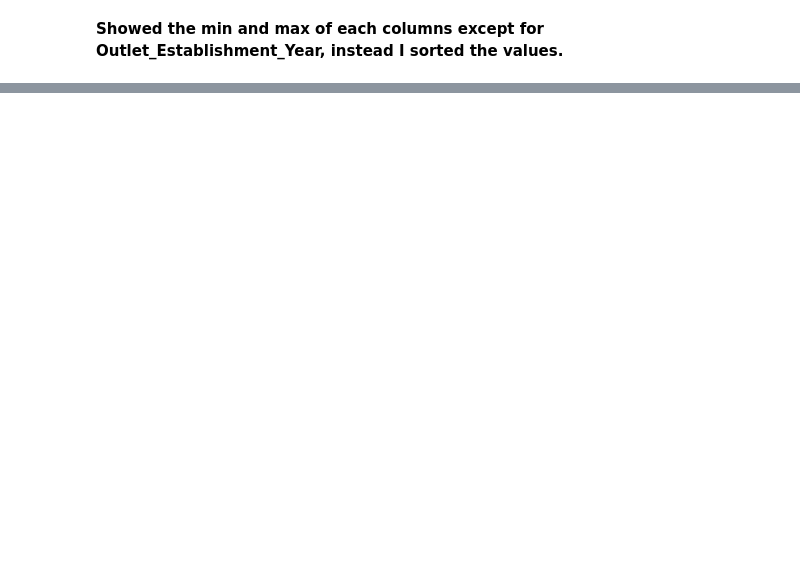
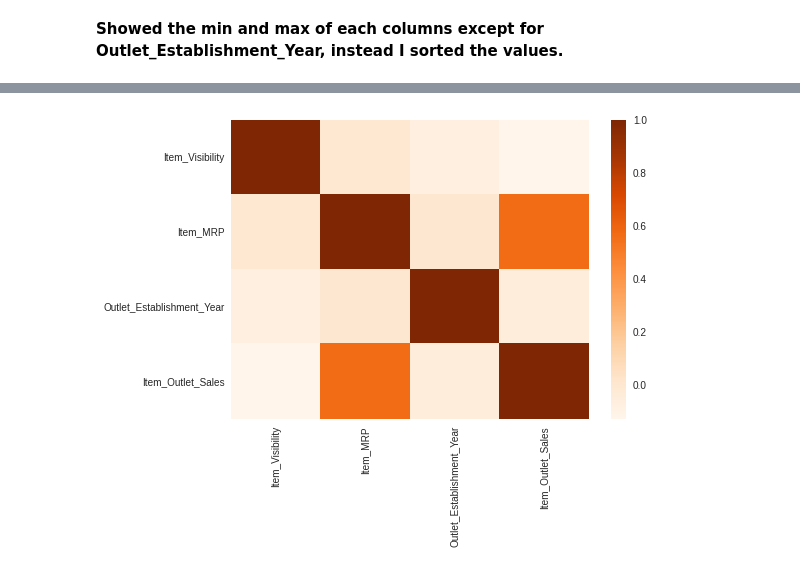
Before and after one commit to amltago/sales_prediction, a Jupyter notebook: Sales.ipynb, the cells around one changed output, grey strips where cells are left out. Saved outputs shown, nothing was run; the diff lists cells and outputs as text; code cells hidden in the pictures; blank space fills up the shorter version.

```diff
--- a/Sales.ipynb
+++ b/Sales.ipynb
@@ -444,0 +675,8 @@ Max 13086.9648
+# %%
+# Creating correlation
+
+corr = df.corr()
+
+sns.heatmap(corr, cmap = 'Oranges');
+# %% [output]
+[figure, added]
```
Also changed, not shown: parts of 38 cells of this notebook.
